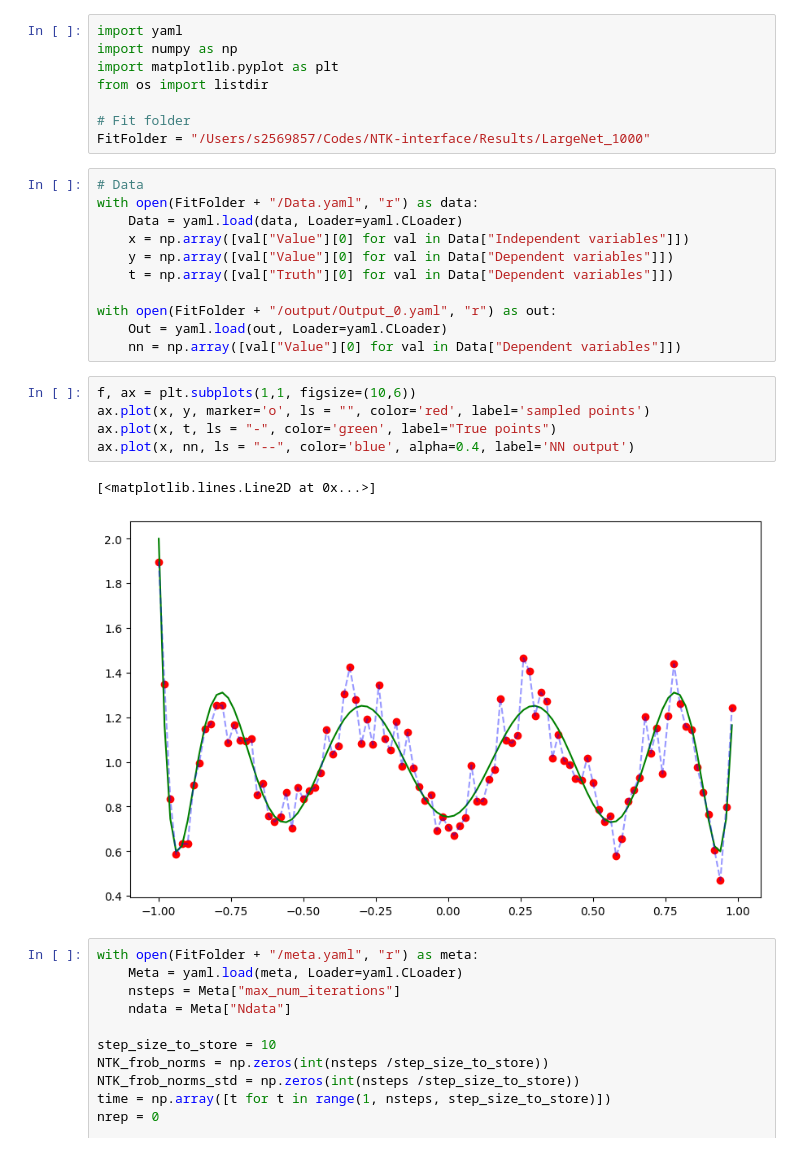
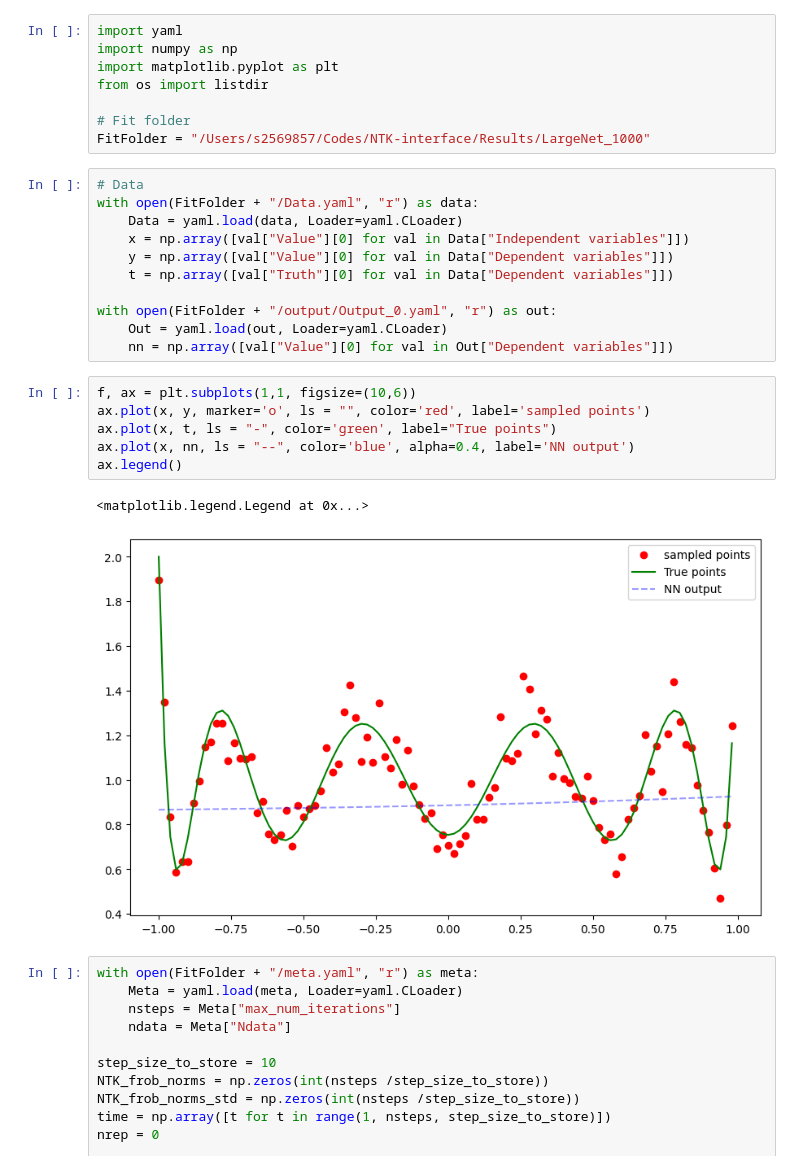
Before and after one commit to achiefa/NTK-interface, a Jupyter notebook: analysis.ipynb, the cells around one changed output. Cells and saved outputs as stored; diff of their text form.

```diff
--- a/analysis.ipynb
+++ b/analysis.ipynb
@@ -16,15 +16,16 @@ with open(FitFolder + "/Data.yaml", "r") as data:
 
 with open(FitFolder + "/output/Output_0.yaml", "r") as out:
     Out = yaml.load(out, Loader=yaml.CLoader)
-    nn = np.array([val["Value"][0] for val in Data["Dependent variables"]])
+    nn = np.array([val["Value"][0] for val in Out["Dependent variables"]])
 # %%
 f, ax = plt.subplots(1,1, figsize=(10,6))
 ax.plot(x, y, marker='o', ls = "", color='red', label='sampled points')
 ax.plot(x, t, ls = "-", color='green', label="True points")
 ax.plot(x, nn, ls = "--", color='blue', alpha=0.4, label='NN output')
+ax.legend()
 # %% [output]
-[<matplotlib.lines.Line2D at 0x...>]
+<matplotlib.legend.Legend at 0x...>
-[figure, old version]
+[figure, new version]
 # %%
 with open(FitFolder + "/meta.yaml", "r") as meta:
     Meta = yaml.load(meta, Loader=yaml.CLoader)
```
